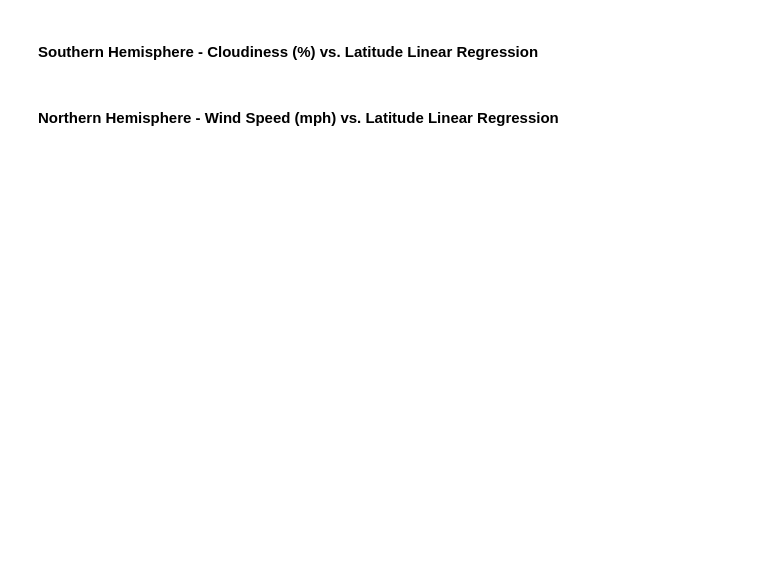
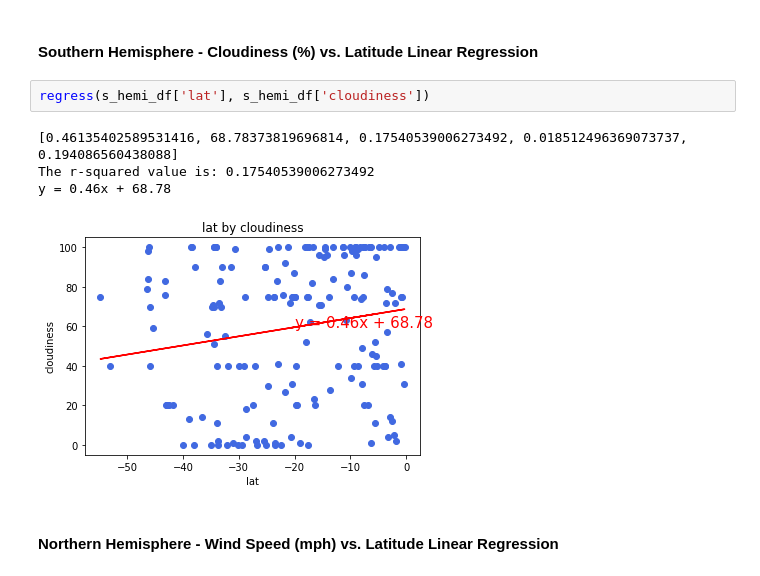
Before and after one commit to nathandieck/global_weather, a Jupyter notebook: WeatherPy/WeatherPy.ipynb, the cells around one changed output. Cells and saved outputs as stored; diff of their text form; blank space fills up the shorter version.

```diff
--- a/WeatherPy/WeatherPy.ipynb
+++ b/WeatherPy/WeatherPy.ipynb
@@ -309,4 +334,11 @@ AttributeError: 'float' object has no attribute 'shape'
 # %% [markdown]
 ####  Southern Hemisphere - Cloudiness (%) vs. Latitude Linear Regression
+# %%
+regress(s_hemi_df['lat'], s_hemi_df['cloudiness'])
+# %% [output]
+[0.46135402589531416, 68.78373819696814, 0.17540539006273492, 0.018512496369073737, 0.194086560438088]
+The r-squared value is: 0.17540539006273492
+y = 0.46x + 68.78
+[figure, added]
 # %% [markdown]
 ####  Northern Hemisphere - Wind Speed (mph) vs. Latitude Linear Regression
```
Also changed, not shown: parts of 18 cells of this notebook, 1 other file.
